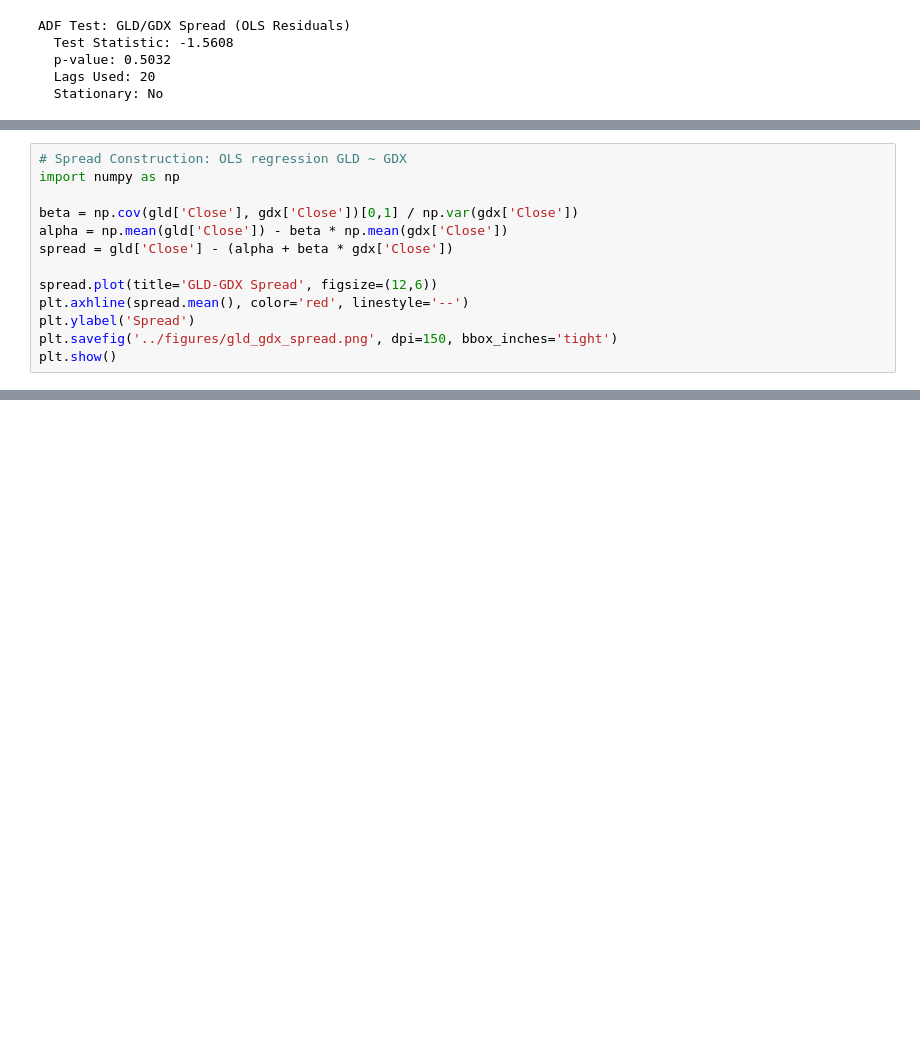
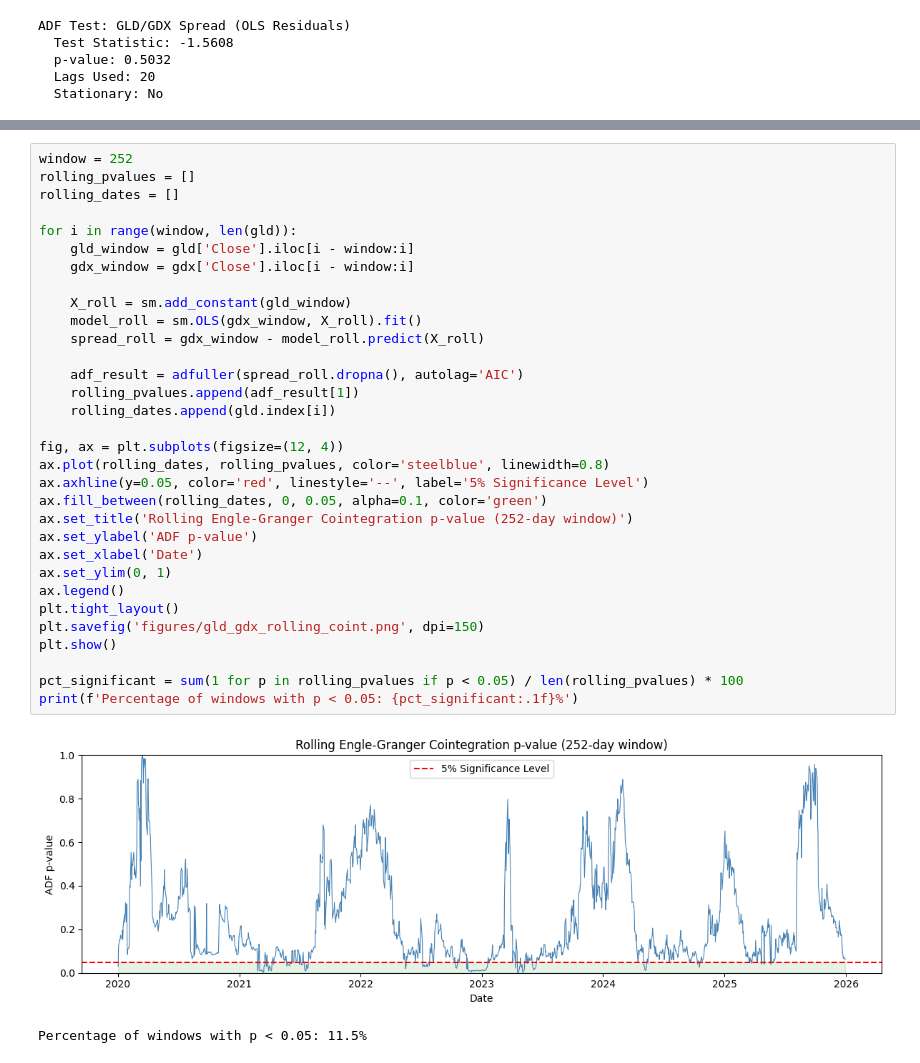
Before and after one commit to cee-emm-cee/financial-ts-models, a Jupyter notebook: notebooks/04_cointegration.ipynb, the cells around one changed output, grey strips where cells are left out. Cells and saved outputs as stored; diff of their text form; blank space fills up the shorter version.

```diff
--- a/notebooks/04_cointegration.ipynb
+++ b/notebooks/04_cointegration.ipynb
@@ -125,13 +112,0 @@ ADF Test: GLD/GDX Spread (OLS Residuals)
-# %%
-# Spread Construction: OLS regression GLD ~ GDX
-import numpy as np
-
-beta = np.cov(gld['Close'], gdx['Close'])[0,1] / np.var(gdx['Close'])
-alpha = np.mean(gld['Close']) - beta * np.mean(gdx['Close'])
-spread = gld['Close'] - (alpha + beta * gdx['Close'])
-
-spread.plot(title='GLD-GDX Spread', figsize=(12,6))
-plt.axhline(spread.mean(), color='red', linestyle='--')
-plt.ylabel('Spread')
-plt.savefig('../figures/gld_gdx_spread.png', dpi=150, bbox_inches='tight')
-plt.show()
@@ -173,0 +157,35 @@ Spread std: 20.8188
+# %%
+window = 252
+rolling_pvalues = []
+rolling_dates = []
+
+for i in range(window, len(gld)):
+    gld_window = gld['Close'].iloc[i - window:i]
+    gdx_window = gdx['Close'].iloc[i - window:i]
+
+    X_roll = sm.add_constant(gld_window)
+    model_roll = sm.OLS(gdx_window, X_roll).fit()
+    spread_roll = gdx_window - model_roll.predict(X_roll)
+
+    adf_result = adfuller(spread_roll.dropna(), autolag='AIC')
+    rolling_pvalues.append(adf_result[1])
+    rolling_dates.append(gld.index[i])
+
+fig, ax = plt.subplots(figsize=(12, 4))
+ax.plot(rolling_dates, rolling_pvalues, color='steelblue', linewidth=0.8)
+ax.axhline(y=0.05, color='red', linestyle='--', label='5% Significance Level')
+ax.fill_between(rolling_dates, 0, 0.05, alpha=0.1, color='green')
+ax.set_title('Rolling Engle-Granger Cointegration p-value (252-day window)')
+ax.set_ylabel('ADF p-value')
+ax.set_xlabel('Date')
+ax.set_ylim(0, 1)
+ax.legend()
+plt.tight_layout()
+plt.savefig('figures/gld_gdx_rolling_coint.png', dpi=150)
+plt.show()
+
+pct_significant = sum(1 for p in rolling_pvalues if p < 0.05) / len(rolling_pvalues) * 100
+print(f'Percentage of windows with p < 0.05: {pct_significant:.1f}%')
+# %% [output]
+[figure, added]
+Percentage of windows with p < 0.05: 11.5%
```
Also changed, not shown: parts of 10 cells of this notebook, 3 other files.
